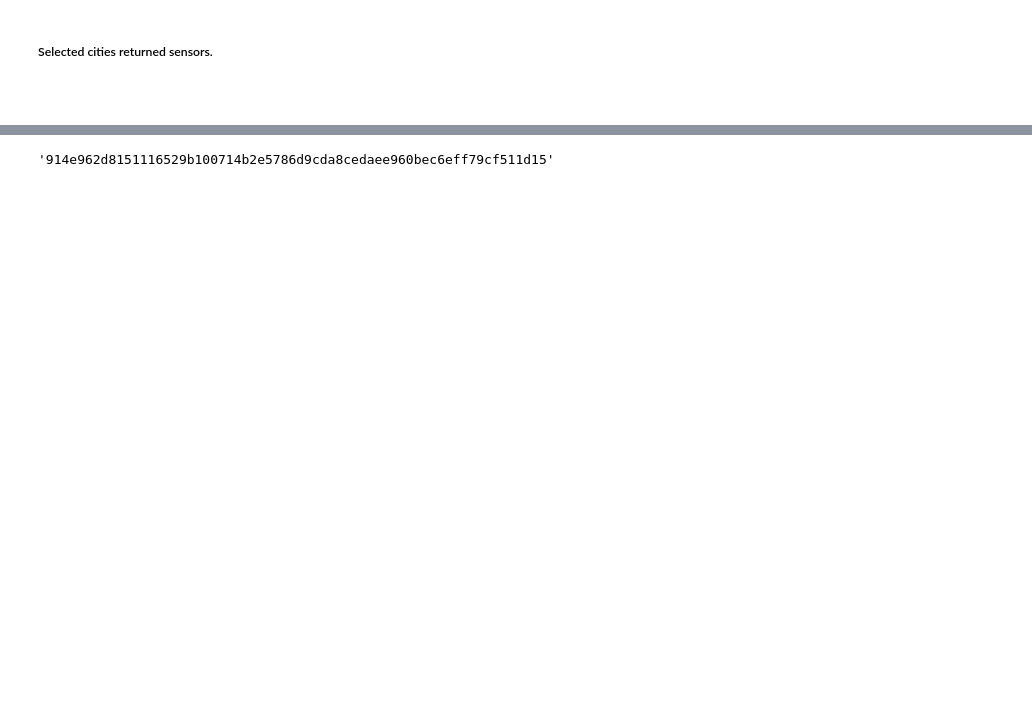
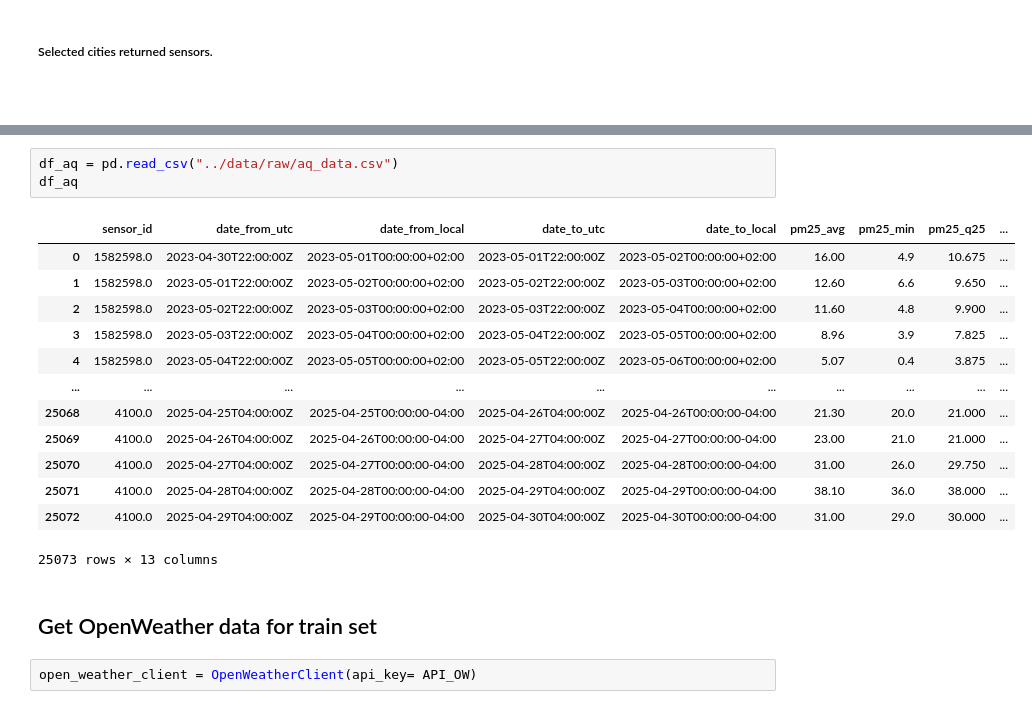
Before and after one commit to PabloRougerie/breathe_project, a Jupyter notebook: notebooks/eda.ipynb, the cells around one changed output, grey strips where cells are left out. Saved outputs shown, nothing was run; the diff lists cells and outputs as text; blank space fills up the shorter version.

```diff
--- a/notebooks/eda.ipynb
+++ b/notebooks/eda.ipynb
@@ -94,3 +64,21 @@ JSONDecodeError: Expecting value: line 1 column 1 (char 0)
 # %%
+df_aq = pd.read_csv("../data/raw/aq_data.csv")
+df_aq
 # %% [output]
+|  | sensor_id | date_from_utc | date_from_local | date_to_utc | date_to_local | pm25_avg | pm25_min | pm25_q25 | ... |
+| 0 | 1582598.0 | 2023-04-30T22:00:00Z | 2023-05-01T00:00:00+02:00 | 2023-05-01T22:00:00Z | 2023-05-02T00:00:00+02:00 | 16.00 | 4.9 | 10.675 | ... |
+| 1 | 1582598.0 | 2023-05-01T22:00:00Z | 2023-05-02T00:00:00+02:00 | 2023-05-02T22:00:00Z | 2023-05-03T00:00:00+02:00 | 12.60 | 6.6 | 9.650 | ... |
+| 2 | 1582598.0 | 2023-05-02T22:00:00Z | 2023-05-03T00:00:00+02:00 | 2023-05-03T22:00:00Z | 2023-05-04T00:00:00+02:00 | 11.60 | 4.8 | 9.900 | ... |
+| 3 | 1582598.0 | 2023-05-03T22:00:00Z | 2023-05-04T00:00:00+02:00 | 2023-05-04T22:00:00Z | 2023-05-05T00:00:00+02:00 | 8.96 | 3.9 | 7.825 | ... |
+| 4 | 1582598.0 | 2023-05-04T22:00:00Z | 2023-05-05T00:00:00+02:00 | 2023-05-05T22:00:00Z | 2023-05-06T00:00:00+02:00 | 5.07 | 0.4 | 3.875 | ... |
+| ... | ... | ... | ... | ... | ... | ... | ... | ... | ... |
+| 25068 | 4100.0 | 2025-04-25T04:00:00Z | 2025-04-25T00:00:00-04:00 | 2025-04-26T04:00:00Z | 2025-04-26T00:00:00-04:00 | 21.30 | 20.0 | 21.000 | ... |
+| 25069 | 4100.0 | 2025-04-26T04:00:00Z | 2025-04-26T00:00:00-04:00 | 2025-04-27T04:00:00Z | 2025-04-27T00:00:00-04:00 | 23.00 | 21.0 | 21.000 | ... |
+| 25070 | 4100.0 | 2025-04-27T04:00:00Z | 2025-04-27T00:00:00-04:00 | 2025-04-28T04:00:00Z | 2025-04-28T00:00:00-04:00 | 31.00 | 26.0 | 29.750 | ... |
+| 25071 | 4100.0 | 2025-04-28T04:00:00Z | 2025-04-28T00:00:00-04:00 | 2025-04-29T04:00:00Z | 2025-04-29T00:00:00-04:00 | 38.10 | 36.0 | 38.000 | ... |
+| 25072 | 4100.0 | 2025-04-29T04:00:00Z | 2025-04-29T00:00:00-04:00 | 2025-04-30T04:00:00Z | 2025-04-30T00:00:00-04:00 | 31.00 | 29.0 | 30.000 | ... |
-'914e962d8151116529b100714b2e5786d9cda8cedaee960bec6eff79cf511d15'
+25073 rows × 13 columns
+# %% [markdown]
+## Get OpenWeather data for train set
+# %%
+open_weather_client = OpenWeatherClient(api_key= API_OW)
```
Also changed, not shown: parts of 7 cells of this notebook, 6 other files.
